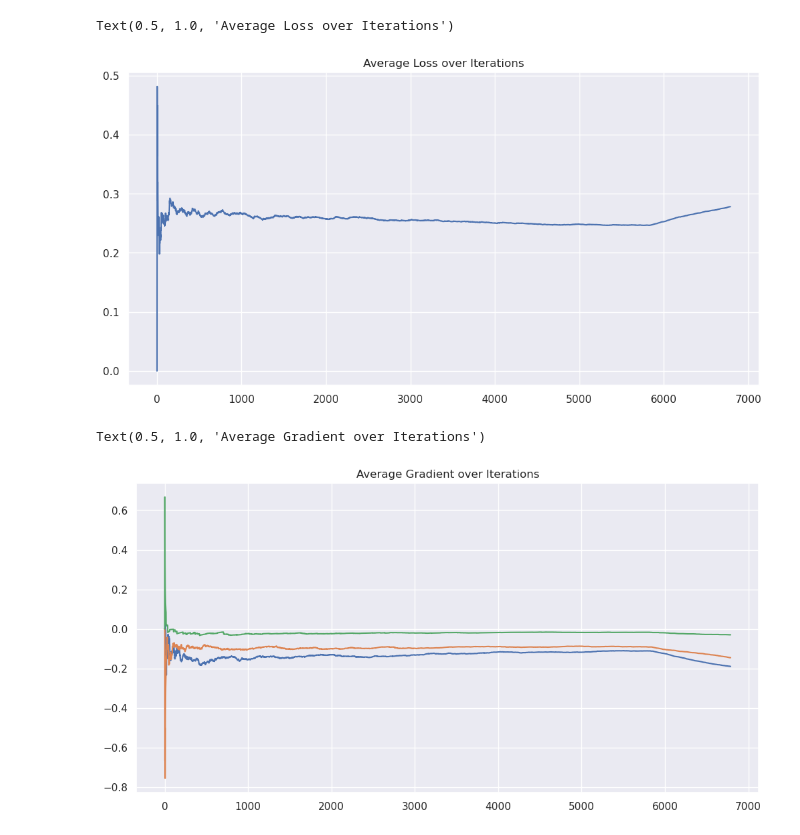
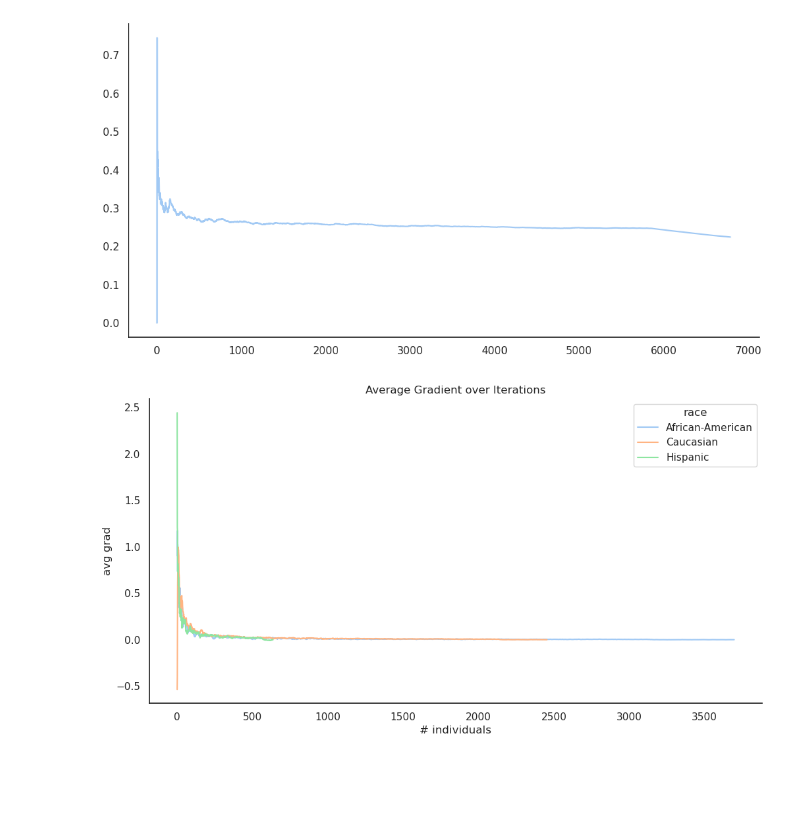
Before and after one commit to aangelopoulos/gradient-equilibrium, a Jupyter notebook: compas/test.ipynb, the cells around one changed output. Drawn from its saved outputs; the diff is of its cells as text; code cells hidden in the pictures; blank space fills up the shorter version.

```diff
--- a/compas/test.ipynb
+++ b/compas/test.ipynb
@@ -41,7 +41,9 @@ plt.show()
 # Run debiasing
 y = torch.tensor(df.is_recid.to_numpy()).float()
 yhat = torch.tensor(df.phat.to_numpy()).float()
-x = torch.tensor(pd.get_dummies(df.race).values).float()
+dummy_df = pd.get_dummies(df.race)
+x = torch.tensor(dummy_df.values).float()
+order = dummy_df.columns.values.tolist()
 # %%
 n = len(x)
 d = x.shape[1]
@@ -53,17 +55,24 @@ optimizer = GD(model.parameters(), lr=0, viscosity=0)
 device = torch.device("cuda" if torch.cuda.is_available() else "cpu")
 # %%
 thetas = torch.zeros(n+1, d, dtype=torch.float32)
+xs = torch.zeros(n+1, dtype=int)
 ys = torch.zeros(n+1, dtype=torch.float32)
 fs = torch.zeros(n+1, dtype=torch.float32)
 yhats = torch.zeros(n+1, dtype=torch.float32)
 losses = torch.zeros(n+1, dtype=torch.float32)
 gradients = torch.zeros(n+1, d, dtype=torch.float32)
 average_losses = torch.zeros(n+1, dtype=torch.float32)
-average_gradients = torch.zeros(n+1, d, dtype=torch.float32)
+counts = torch.zeros(n+1, d, dtype=int)
 
 model = model.to(device)
 
 loss_fn = nn.MSELoss()
+
+grad_dict = {
+    'African-American': [],
+    'Caucasian': [],
+    'Hispanic': []
+}
 
 for t in tqdm(range(n)):
     # Set up data
@@ -83,26 +92,43 @@ for t in tqdm(range(n)):
     optimizer.step()
 
     # Store results
+    race_idx = x_t.argmax().detach().cpu()
     ys[t+1] = y_t.detach().cpu()
     fs[t+1] = f_t
-    yhats[t+1] = (prediction * 2) - 1 + f_t
+    yhats[t+1] = f_t + prediction
     losses[t+1] = loss.detach().cpu().item()
     gradients[t+1] = model.theta.grad.detach().cpu()
-    average_gradients[t+1] = gradients[:t+1].mean(dim=0)
     average_losses[t+1] = losses[:t+1].mean()
+    thetas[t+1] = model.theta.detach().cpu()
+    grad_dict[order[race_idx]].append(gradients[t+1][race_idx])
+# %%
+# Make grad_dict into a dataframe. The arrays are of unequal size, so it will be need to be unpacked into columns # individuals, average gradient, and race
+df = pd.concat([
+    pd.DataFrame(
+        data = np.stack([
+            np.cumsum(grad_dict[r])/(np.arange(len(grad_dict[r]))+1),
+             np.arange(len(grad_dict[r]))+1,
+         ], axis = 1),
+         columns = ["avg grad", "# individuals"]
+    ) for r in order
+    ],
+    ignore_index=True
+)
+df['race'] = np.repeat(order, [len(grad_dict[r]) for r in order])
 # %%
-sns.set_style("darkgrid")
+sns.set_style("white")
+sns.set_palette("pastel")
 plt.figure(figsize=(12,6))
 plt.plot(average_losses)
-plt.title("Average Loss over Iterations")
+sns.despine(top=True, right=True)
 # %% [output]
-Text(0.5, 1.0, 'Average Loss over Iterations')
-[figure, old version]
+[figure, new version]
 # %%
-sns.set_style("darkgrid")
+sns.set_style("white")
+sns.set_palette("pastel")
 plt.figure(figsize=(12,6))
-plt.plot(average_gradients)
+sns.lineplot(data=df, x="# individuals", y="avg grad", hue="race")
 plt.title("Average Gradient over Iterations")
+sns.despine(top=True, right=True)
 # %% [output]
-Text(0.5, 1.0, 'Average Gradient over Iterations')
-[figure, old version]
+[figure, new version]
```
Also changed, not shown: parts of 2 cells of this notebook, 9 other files.
